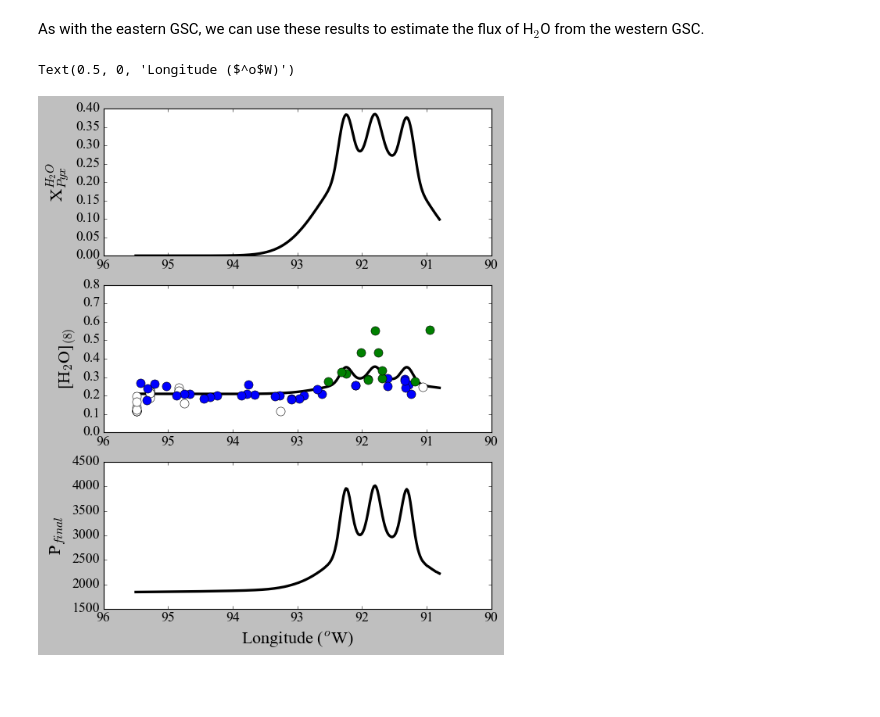
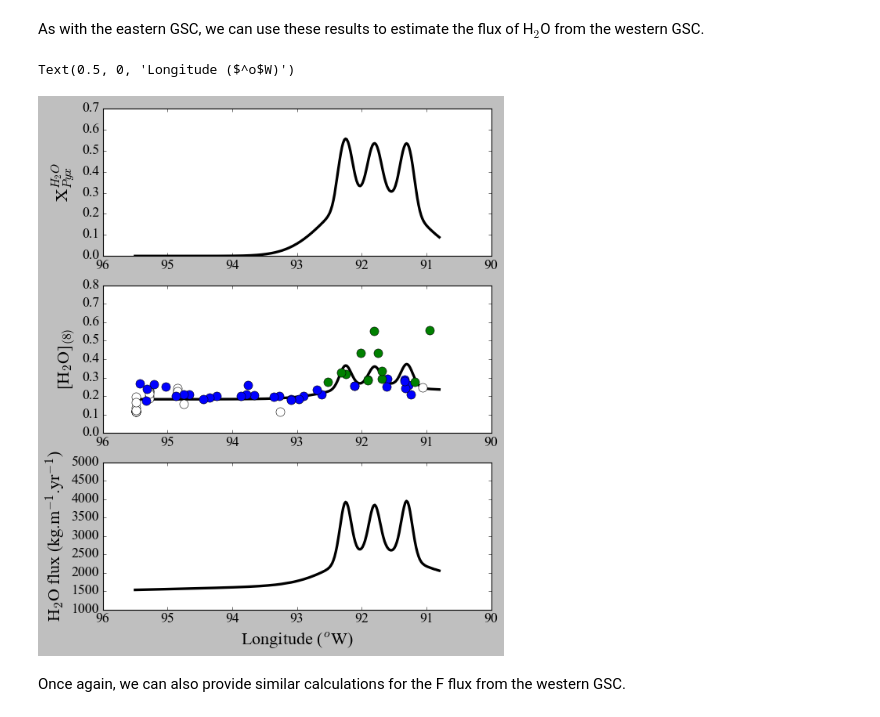
Before and after one commit to gleesonm1/GleesonGibson2021G3, a Jupyter notebook: Gleeson&Gibson2021G3-ForBinder.ipynb, the cells around one changed output. Drawn from its saved outputs; the diff is of its cells as text; code cells hidden in the pictures; blank space fills up the shorter version.

```diff
--- a/Gleeson&Gibson2021G3-ForBinder.ipynb
+++ b/Gleeson&Gibson2021G3-ForBinder.ipynb
@@ -642,16 +752,20 @@ One of the advantages of the methods outlined above is that we are able to evalu
 # %%
+# define the different source components
 lz = m.LithologyKLB1()
 px = m.LithologyKG1()
 hz = m.LithologyNonMelting()
 
+# set mantle potential temperature and pyroxenite source fraction
 Tp=1400
 FracPyx=0.1
 
+# carry out melting models
 mantle = m.mantle([lz,px,hz],[1-FracPyx,FracPyx,0],['Lz', 'Px', 'Hz'])
 steps=251
 column = mantle.AdiabaticMelt_1D(Tp,Pstart=6,Pend=0.25,steps=steps)
 
-Cfinal, Cfinal_C, CT, D, DE = TraceCalc(column,Dsource=1,Esource=2,Ur=0,Xd=1-FracPyx,KLB=KLB,KG1=KG1)
+# perform trace element calculations and extract partitioning data.
+Cfinal, Cfinal_C, CT, D, DE = TraceCalc(column,Dsource=1,Esource=3,Ur=0,Xd=1-FracPyx,KLB=KLB,KG1=KG1)
 
 # plot results
 fig5, ((ax5a),(ax5b)) = plt.subplots(1, 2, figsize=(8,6))
@@ -677,10 +791,12 @@ ax5a.xaxis.set_label_position('top')
 ax5a.set_ylabel('Pressure (GPa)')
 ax5a.legend(loc='lower right', fontsize=16)
 ax5a.set_xscale("log")
+ax5a.text(0.11, 0.4, 'KLB-1')
 
 ax5b.set_ylim([5,0])
 ax5b.xaxis.tick_top()
 ax5b.set_xlabel('Partition Coefficient')
 ax5b.xaxis.set_label_position('top')
 ax5b.set_xscale("log")
+ax5a.text(1, 0.4, 'KG1')
 # %% [output]
@@ -951,7 +1242,7 @@ hz = m.LithologyNonMelting()
 
 
 
-num=101
+num=21
 Longplot=np.zeros(num)
 Ur=np.zeros(num)
 Tp=np.zeros(num)
@@ -964,18 +1255,18 @@ H2O=np.zeros(num)
 for uuu in range(0,num):
     Longplot[uuu]=(uuu)*(90.8-95.5)/num+95.5
     Ur[uuu]=np.exp(-((Longplot[uuu]-90.8)*0.6))*6
-    Tp[uuu]=(4/num)*(uuu)+1358
+    Tp[uuu]=(10/num)*(uuu)+1360
 
-    FracPyx[uuu]=np.exp(-((Longplot[uuu]-90.8)*0.4))*0.12+0.03
+    FracPyx[uuu]=np.exp(-((Longplot[uuu]-90.8)*0.4))*0.08+0.02
 
-    dtop[uuu]=np.exp(-((Longplot[uuu]-90.8)*1))*0.85+0.25
+    dtop[uuu]=np.exp(-((Longplot[uuu]-90.8)*1.5))*0.40+0.25
 
     mantle = m.mantle([lz,px,hz],[1-FracPyx[uuu],FracPyx[uuu],0],['Lz', 'Px', 'Hz'])
     steps=251
     column = mantle.AdiabaticMelt_1D(Tp[uuu],Pstart=6,Pend=dtop[uuu],steps=steps)
     BBB=next(x for x, val in enumerate(column.F.Lz) if val>0)
 
-    Cfinal, Cfinal_C, CT[uuu], D, DE = TraceCalc(column,Dsource=2,Esource=2,Ur=Ur[uuu],Xd=1-FracPyx[uuu],Ffactor=0.7,KLB=KLB,KG1=KG1)
+    Cfinal, Cfinal_C, CT[uuu], D, DE = TraceCalc(column,Dsource=4,Esource=3,Ur=Ur[uuu],Xd=1-FracPyx[uuu],Ffactor=0.7,KLB=KLB,KG1=KG1)
 
     LaYb[uuu]=(Cfinal[2]/norm['La'])/(Cfinal[-4]/norm['Yb'])
 
@@ -1159,11 +1499,11 @@ hz = m.LithologyNonMelting()
 
 # prior to ridge melting calculation calc the composition of melts formed in the Galapagos plume stem
 
-mantle = m.mantle([lz,px,hz],[1-0.4,0.4,0],['Lz', 'Px', 'Hz'])
+mantle = m.mantle([lz,px,hz],[1-0.2,0.2,0],['Lz', 'Px', 'Hz'])
 steps=201
 column = mantle.AdiabaticMelt_1D(1400,Pstart=6,Pend=1.8,steps=steps)
 
-C_channel=Channel(column, Esource=2, KG1=KG1, Pchannel=3.4)
+C_channel=Channel(column, Esource=3, KG1=KG1, Pchannel=3.4)
 
 num=251
 Longplot=np.linspace(90.8,95.5,num)
@@ -1172,25 +1512,27 @@ Y2=(1/(0.09*np.sqrt(2*(np.pi)))*np.exp((-(Longplot-91.8)**2)/(2*(0.09**2))))
 Y3=(1/(0.09*np.sqrt(2*(np.pi)))*np.exp((-(Longplot-91.3)**2)/(2*(0.09**2))))
 Y4=(1/(0.6*np.sqrt(2*(np.pi)))*np.exp((-(Longplot-91.8)**2)/(2*(0.6**2))))
 Ysum=0.9*Y+0.7*Y2+0.9*Y3
-c=(Ysum/np.max(Ysum))*0.1+0.1*(Y4/np.max(Y4))
-Ur=np.exp(-((Longplot-90.8)*0.6))*2.5
+c=(Ysum/np.max(Ysum))*0.1+0.06*(Y4/np.max(Y4))
+Ur=np.exp(-((Longplot-90.8)*0.6))*1.5
 Tp=np.zeros(num)
 FracPyx=np.exp(-((Longplot-90.8)*0.4))*0.04+0.02
-dtop=np.exp(-((Longplot-90.8)*1.5))*0.150+0.25
+dtop=np.exp(-((Longplot-90.8)*1.5))*0.18+0.25
 LaYb=np.zeros(num)
 CT=np.zeros(num)
 H2O=np.zeros(num)
 H2O_C=np.zeros(num)
+F=np.zeros(num)
+F_C=np.zeros(num)
 
 for uuu in range(0,num):
-    Tp[uuu]=1362-(2/num)*(uuu)
+    Tp[uuu]=1372-(10/num)*(uuu)
 
     mantle = m.mantle([lz,px,hz],[1-FracPyx[uuu],FracPyx[uuu],0],['Lz', 'Px', 'Hz'])
     steps=251
     column = mantle.AdiabaticMelt_1D(Tp[uuu],Pstart=6,Pend=dtop[uuu],steps=steps)
     BBB=next(x for x, val in enumerate(column.F.Lz) if val>0)
 
-    Cfinal, Cfinal_C, CT[uuu], D, DE = TraceCalc(column,Dsource=2,Esource=2,Ur=Ur[uuu],Xd=1-FracPyx[uuu],Ffactor=0.7,KLB=KLB,KG1=KG1)
+    Cfinal, Cfinal_C, CT[uuu], D, DE = TraceCalc(column,Dsource=4,Esource=3,Ur=Ur[uuu],Xd=1-FracPyx[uuu],Ffactor=0.7,KLB=KLB,KG1=KG1)
 
     Cfinal=Cfinal*(1-c[uuu])+c[uuu]*C_channel
     CT[uuu]=CT[uuu]/(1-c[uuu])
@@ -1198,7 +1540,10 @@ for uuu in range(0,num):
     LaYb[uuu]=(Cfinal[2]/norm['La'])/(Cfinal[-4]/norm['Yb'])
 
     H2O[uuu]=Cfinal[-2]
-    H2O_C[uuu]=(C_channel[-2]*c[uuu])/(Cfinal[-2]*(1-c[uuu])+c[uuu]*C_channel[-2])
+    H2O_C[uuu]=(C_channel[-2]*c[uuu])/(Cfinal[-2])
+
+    F[uuu]=Cfinal[-1]
+    F_C[uuu]=(C_channel[-1]*c[uuu])/(Cfinal[-1])
 # %%
 # plot results for the WGSC
 fig13, ((ax13a,ax13b,ax13c)) = plt.subplots(3,1, figsize=(8,10))
@@ -1229,23 +1574,27 @@ As with the eastern GSC, we can use these results to estimate the flux of H$_2$O
 # %%
 fig14, ((ax14a,ax14b,ax14c)) = plt.subplots(3,1, figsize=(8,10))
 ax14a.plot(Longplot,H2O_C,'-k',linewidth=3)
 ax14a.set_xlim([96,90])
+ax14a.set_ylim([0,0.7])
 ax14a.set_ylabel('X$_{Pyx}^{H_2O}$', fontsize=20)
 
-ax14b.plot(Longplot,H2O/(10000*0.8),'-k',linewidth=3) # concentration assuming ~25% crystallisation prior to 8 wt% MgO
+ax14b.plot(Longplot,H2O/(10000*0.75),'-k',linewidth=3) # concentration assuming ~25% crystallisation prior to 8 wt% MgO
 ax14b.plot(-1*WGSC['Long'][(WGSC['La']/norm['La'])/(WGSC['Sm']/norm['Sm'])<0.8],(WGSC['H2Ofull'][(WGSC['La']/norm['La'])/(WGSC['Sm']/norm['Sm'])<0.8]),'ok',markerfacecolor="white",markersize=10)
 ax14b.plot(-1*WGSC['Long'][((WGSC['La']/norm['La'])/(WGSC['Sm']/norm['Sm'])>0.8) & ((WGSC['La']/norm['La'])/(WGSC['Sm']/norm['Sm'])<1.2)],(WGSC['H2Ofull'][((WGSC['La']/norm['La'])/(WGSC['Sm']/norm['Sm'])>0.8) & ((WGSC['La']/norm['La'])/(WGSC['Sm']/norm['Sm'])<1.2)]),'ok',markerfacecolor="blue",markersize=10)
 ax14b.plot(-1*WGSC['Long'][(WGSC['La']/norm['La'])/(WGSC['Sm']/norm['Sm'])>1.2],(WGSC['H2Ofull'][(WGSC['La']/norm['La'])/(WGSC['Sm']/norm['Sm'])>1.2]),'ok',markerfacecolor="green",markersize=10)
 ax14b.set_xlim([96,90])
 ax14b.set_ylim([0,0.8])
 ax14b.set_ylabel('[H$_2$O]$_{(8)}$', fontsize=20)
 
 H2Oflux=(H2O*10**(-6))*CT*2900*0.057
 
 ax14c.plot(Longplot,H2Oflux,'-k',linewidth=3)
 ax14c.set_xlim([96,90])
-ax14c.set_ylabel('P$_{final}$', fontsize=20)
+ax14c.set_ylim([1000,5000])
+ax14c.set_ylabel('H$_2$O flux (kg.m$^{-1}$.yr$^{-1}$)', fontsize=20)
 ax14c.set_xlabel('Longitude ($^o$W)',fontsize=20)
 # %% [output]
 Text(0.5, 0, 'Longitude ($^o$W)')
-[figure, old version]
+[figure, new version]
+# %% [markdown]
+Once again, we can also provide similar calculations for the F flux from the western GSC.
```
Also changed, not shown: parts of 36 cells of this notebook.
